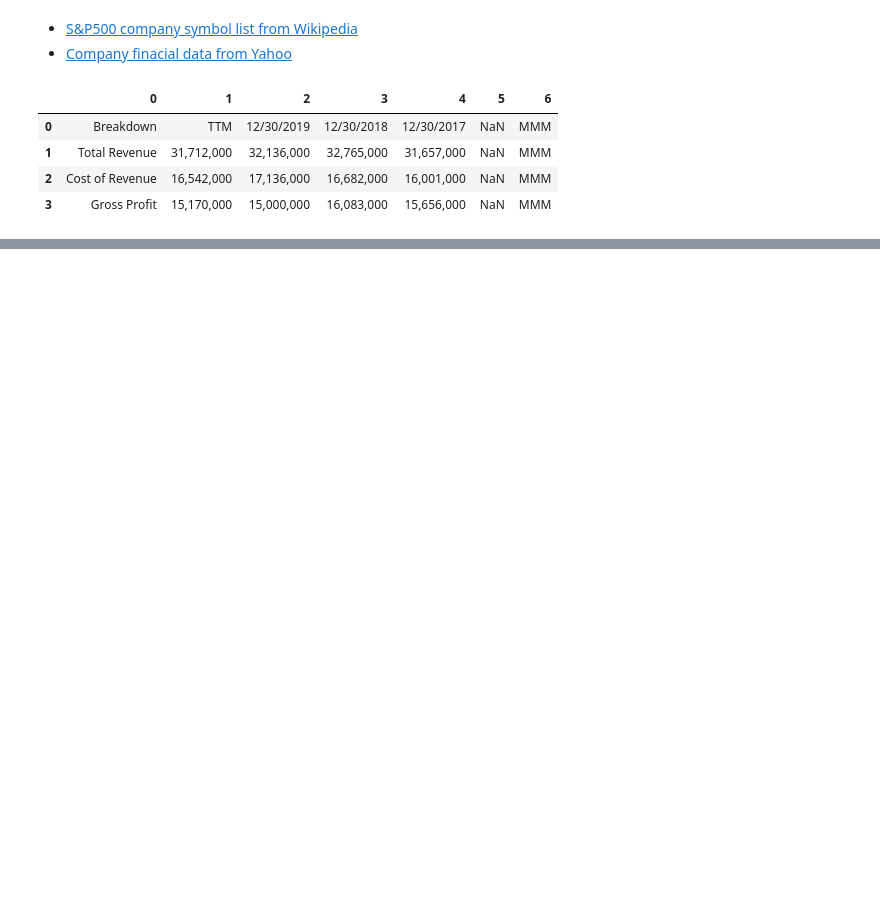
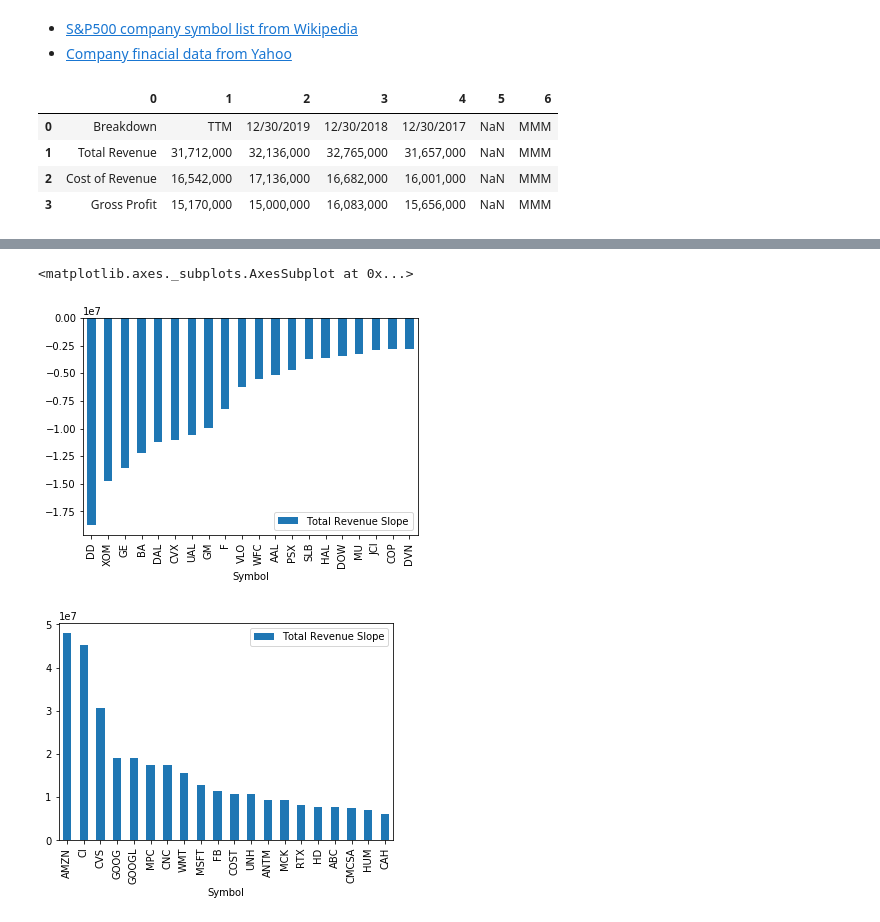
Before and after one commit to youngminpark2559/dsstudy, a Jupyter notebook: 00002_stockdata_analysis/Untitled.ipynb, the cells around one changed output, grey strips where cells are left out. Drawn from its saved outputs; the diff is of its cells as text; code cells hidden in the pictures; blank space fills up the shorter version.

```diff
--- a/00002_stockdata_analysis/Untitled.ipynb
+++ b/00002_stockdata_analysis/Untitled.ipynb
@@ -49,0 +115,3 @@ plt.close()
+# %%
+total_revenue_slopes=pd.DataFrame(slope_list,columns=["Symbol","Total Revenue Slope"]).sort_values(by=['Total Revenue Slope'], axis=0)
+total_revenue_slopes
@@ -49,0 +132,9 @@ plt.close()
+# %%
+top10_decrease=total_revenue_slopes.head(20)
+top10_increase=total_revenue_slopes.tail(20).sort_values(by=['Total Revenue Slope'], axis=0, ascending=False)
+top10_decrease.plot(x="Symbol",kind="bar")
+top10_increase.plot(x="Symbol",kind="bar")
+# %% [output]
+<matplotlib.axes._subplots.AxesSubplot at 0x...>
+[figure, added]
+[figure, added]
```
Also changed, not shown: parts of 5 cells of this notebook.
